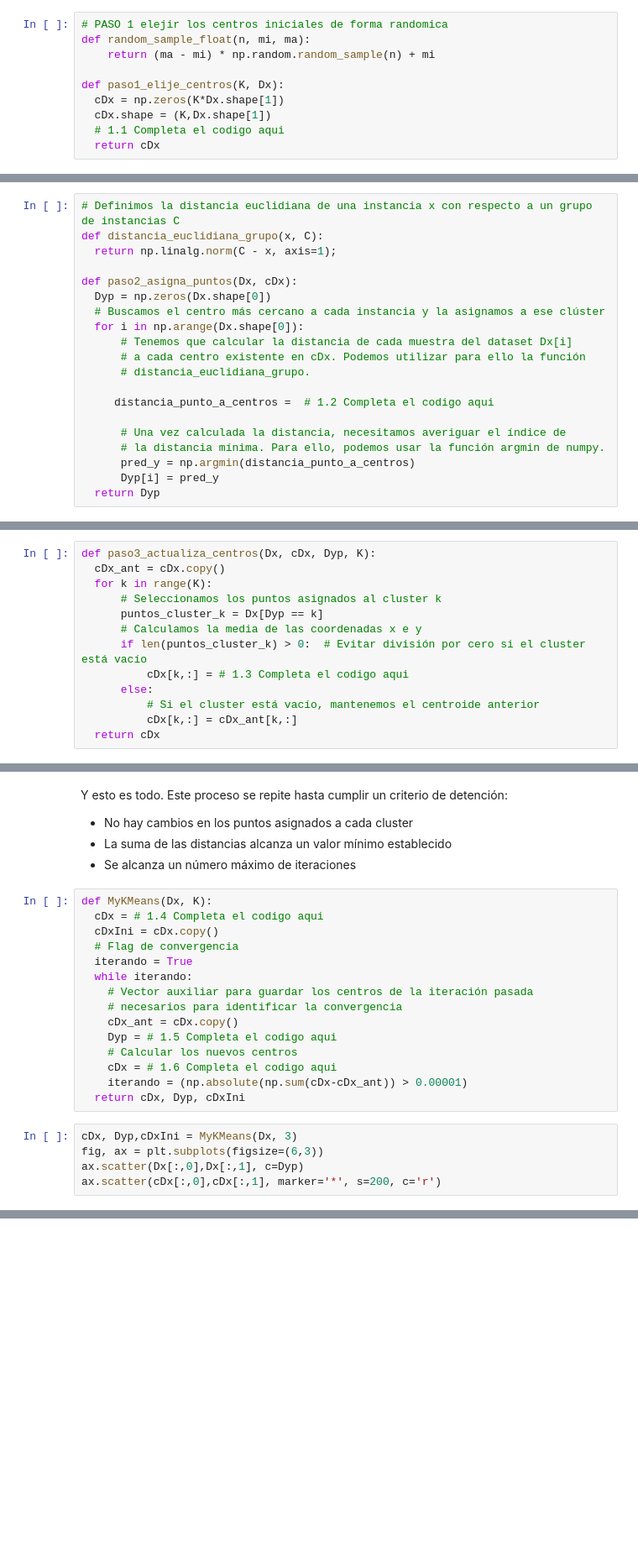
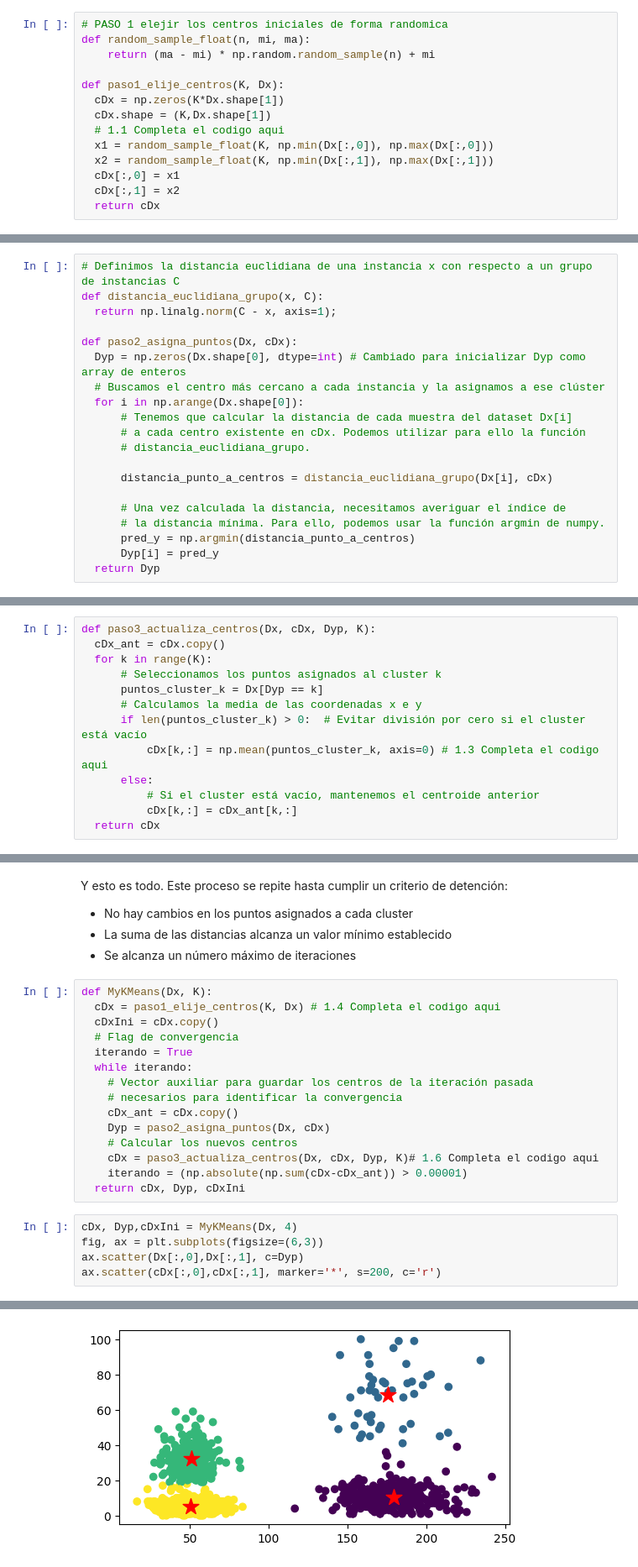
Before and after one commit to SandraNavarrete-docente/aprendizaje-automatico-252601, a Jupyter notebook: 04-MODELOS-NO-SUPERVISADOS/4_2_Métodos_de_clustering_basados_en_particiones (1).ipynb, the cells around one changed output, grey strips where cells are left out. Shown at 84% size. Cells and saved outputs as stored; diff of their text form; blank space fills up the shorter version.

```diff
--- a/04-MODELOS-NO-SUPERVISADOS/4_2_Métodos_de_clustering_basados_en_particiones (1).ipynb
+++ b/04-MODELOS-NO-SUPERVISADOS/4_2_Métodos_de_clustering_basados_en_particiones (1).ipynb
@@ -52,6 +52,10 @@ def paso1_elije_centros(K, Dx):
   cDx = np.zeros(K*Dx.shape[1])
   cDx.shape = (K,Dx.shape[1])
   # 1.1 Completa el codigo aqui
+  x1 = random_sample_float(K, np.min(Dx[:,0]), np.max(Dx[:,0]))
+  x2 = random_sample_float(K, np.min(Dx[:,1]), np.max(Dx[:,1]))
+  cDx[:,0] = x1
+  cDx[:,1] = x2
   return cDx
 # %%
 print('Los centros iniciales elegidos aleatoriamente son:')
@@ -75,14 +87,14 @@ def distancia_euclidiana_grupo(x, C):
   return np.linalg.norm(C - x, axis=1);
 
 def paso2_asigna_puntos(Dx, cDx):
-  Dyp = np.zeros(Dx.shape[0])
+  Dyp = np.zeros(Dx.shape[0], dtype=int) # Cambiado para inicializar Dyp como array de enteros
   # Buscamos el centro más cercano a cada instancia y la asignamos a ese clúster
   for i in np.arange(Dx.shape[0]):
       # Tenemos que calcular la distancia de cada muestra del dataset Dx[i]
       # a cada centro existente en cDx. Podemos utilizar para ello la función
       # distancia_euclidiana_grupo.
 
-     distancia_punto_a_centros =  # 1.2 Completa el codigo aqui
+      distancia_punto_a_centros = distancia_euclidiana_grupo(Dx[i], cDx)
 
       # Una vez calculada la distancia, necesitamos averiguar el índice de
       # la distancia mínima. Para ello, podemos usar la función argmin de numpy.
@@ -108,7 +123,7 @@ def paso3_actualiza_centros(Dx, cDx, Dyp, K):
       puntos_cluster_k = Dx[Dyp == k]
       # Calculamos la media de las coordenadas x e y
       if len(puntos_cluster_k) > 0:  # Evitar división por cero si el cluster está vacío
-          cDx[k,:] = # 1.3 Completa el codigo aqui
+          cDx[k,:] = np.mean(puntos_cluster_k, axis=0) # 1.3 Completa el codigo aqui
       else:
           # Si el cluster está vacío, mantenemos el centroide anterior
           cDx[k,:] = cDx_ant[k,:]
@@ -128,7 +146,7 @@ Y esto es todo. Este proceso se repite hasta cumplir un criterio de detención:
 *   Se alcanza un número máximo de iteraciones
 # %%
 def MyKMeans(Dx, K):
-  cDx = # 1.4 Completa el codigo aqui
+  cDx = paso1_elije_centros(K, Dx) # 1.4 Completa el codigo aqui
   cDxIni = cDx.copy()
   # Flag de convergencia
   iterando = True
@@ -136,13 +154,14 @@ def MyKMeans(Dx, K):
     # Vector auxiliar para guardar los centros de la iteración pasada
     # necesarios para identificar la convergencia
     cDx_ant = cDx.copy()
-    Dyp = # 1.5 Completa el codigo aqui
+    Dyp = paso2_asigna_puntos(Dx, cDx)
     # Calcular los nuevos centros
-    cDx = # 1.6 Completa el codigo aqui
+    cDx = paso3_actualiza_centros(Dx, cDx, Dyp, K)# 1.6 Completa el codigo aqui
     iterando = (np.absolute(np.sum(cDx-cDx_ant)) > 0.00001)
   return cDx, Dyp, cDxIni
 # %%
-cDx, Dyp,cDxIni = MyKMeans(Dx, 3)
+cDx, Dyp,cDxIni = MyKMeans(Dx, 4)
 fig, ax = plt.subplots(figsize=(6,3))
 ax.scatter(Dx[:,0],Dx[:,1], c=Dyp)
 ax.scatter(cDx[:,0],cDx[:,1], marker='*', s=200, c='r')
+# %% [output]
@@ -149,3 +169,4 @@ ax.scatter(cDx[:,0],cDx[:,1], marker='*', s=200, c='r')
+[figure, added]
 # %% [markdown]
 # 🎯 **EJ 2: COMPARE SUS RESULTADOS CON SCIKIT-LEARN**
 # %%
```
Also changed, not shown: parts of 13 cells of this notebook.
